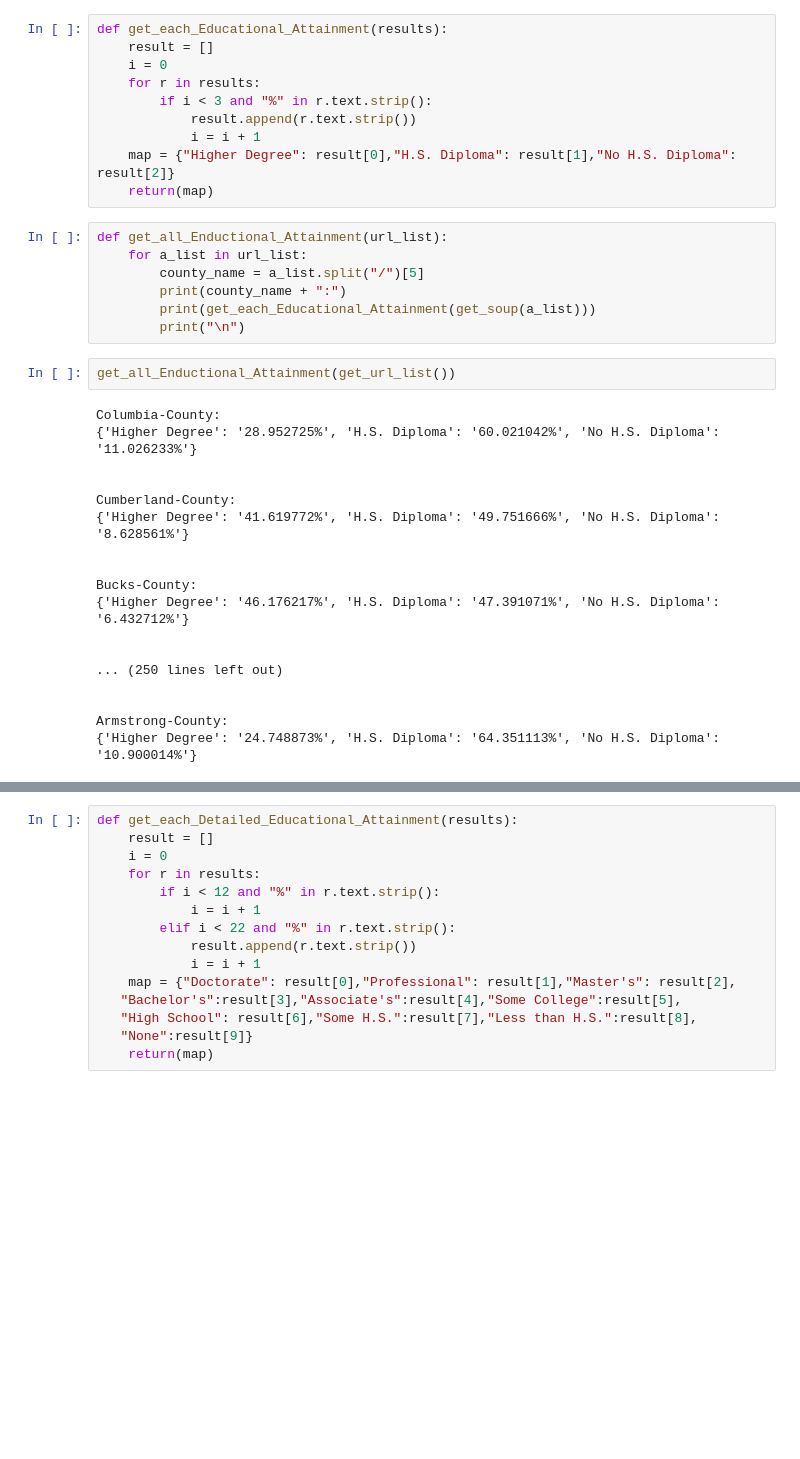
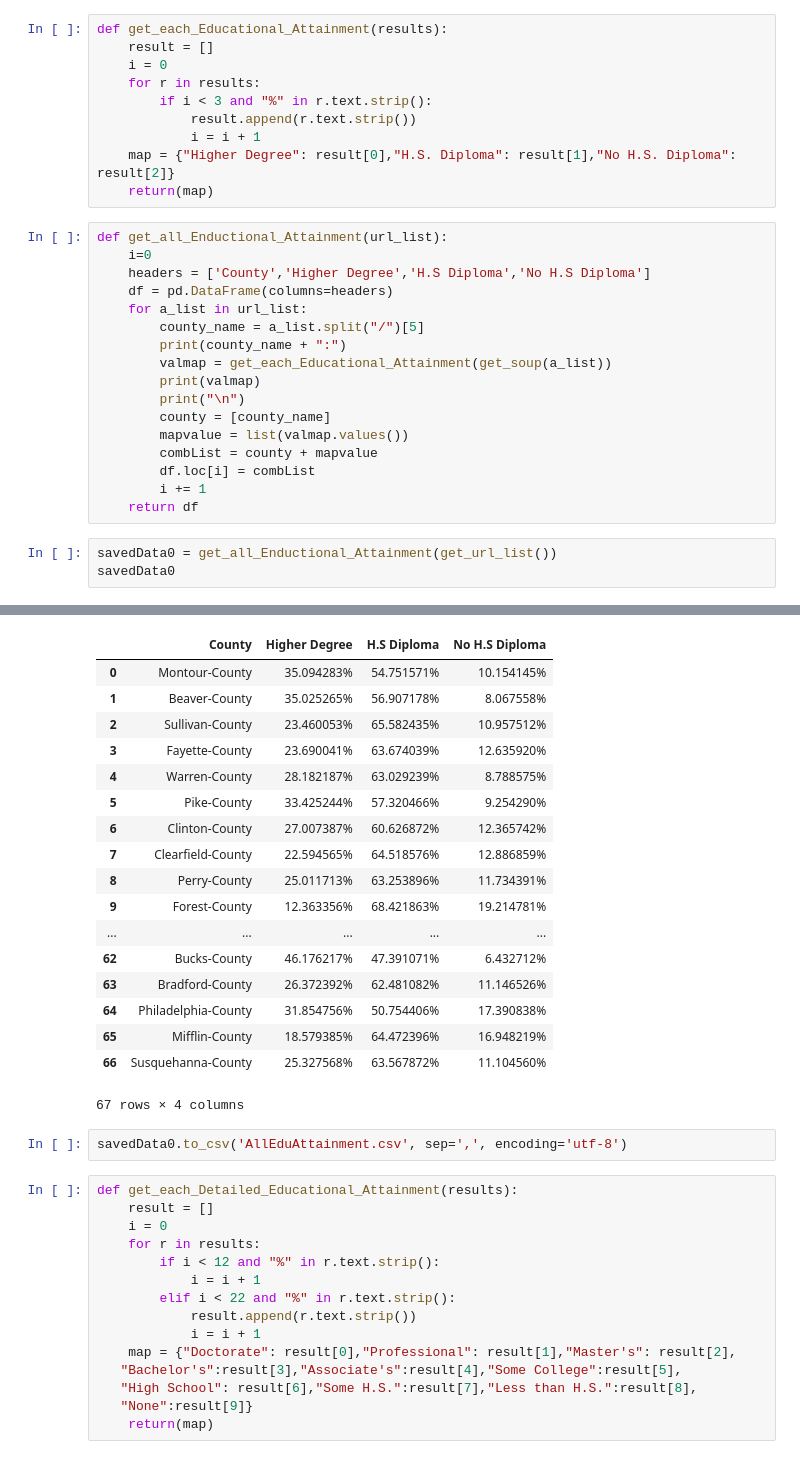
Before and after one commit to RebeccaXXX/DOM-and-Gerry, a Jupyter notebook: Statistical_Atlas_Web_Scraping.ipynb, the cells around one changed output, grey strips where cells are left out. Saved outputs shown, nothing was run; the diff lists cells and outputs as text; blank space fills up the shorter version.

```diff
--- a/Statistical_Atlas_Web_Scraping.ipynb
+++ b/Statistical_Atlas_Web_Scraping.ipynb
@@ -36,28 +38,22 @@ def get_each_Educational_Attainment(results):
     return(map)
 # %%
 def get_all_Enductional_Attainment(url_list):
+    i=0
+    headers = ['County','Higher Degree','H.S Diploma','No H.S Diploma']
+    df = pd.DataFrame(columns=headers)
     for a_list in url_list:
         county_name = a_list.split("/")[5]
         print(county_name + ":")
-        print(get_each_Educational_Attainment(get_soup(a_list)))
+        valmap = get_each_Educational_Attainment(get_soup(a_list))
+        print(valmap)
         print("\n")
+        county = [county_name]
+        mapvalue = list(valmap.values())
+        combList = county + mapvalue
+        df.loc[i] = combList
+        i += 1
+    return df
-# %%
-get_all_Enductional_Attainment(get_url_list())
-# %% [output]
-Columbia-County:
-{'Higher Degree': '28.952725%', 'H.S. Diploma': '60.021042%', 'No H.S. Diploma': '11.026233%'}
-
-
-Cumberland-County:
-{'Higher Degree': '41.619772%', 'H.S. Diploma': '49.751666%', 'No H.S. Diploma': '8.628561%'}
-
-
-Bucks-County:
-{'Higher Degree': '46.176217%', 'H.S. Diploma': '47.391071%', 'No H.S. Diploma': '6.432712%'}
-
-
-... (250 lines left out)
-
-
-Armstrong-County:
-{'Higher Degree': '24.748873%', 'H.S. Diploma': '64.351113%', 'No H.S. Diploma': '10.900014%'}
+# %%
+savedData0 = get_all_Enductional_Attainment(get_url_list())
+savedData0
+# %% [output]
@@ -64,3 +77,23 @@ Armstrong-County:
+|  | County | Higher Degree | H.S Diploma | No H.S Diploma |
+| 0 | Montour-County | 35.094283% | 54.751571% | 10.154145% |
+| 1 | Beaver-County | 35.025265% | 56.907178% | 8.067558% |
+| 2 | Sullivan-County | 23.460053% | 65.582435% | 10.957512% |
+| 3 | Fayette-County | 23.690041% | 63.674039% | 12.635920% |
+| 4 | Warren-County | 28.182187% | 63.029239% | 8.788575% |
+| 5 | Pike-County | 33.425244% | 57.320466% | 9.254290% |
+| 6 | Clinton-County | 27.007387% | 60.626872% | 12.365742% |
+| 7 | Clearfield-County | 22.594565% | 64.518576% | 12.886859% |
+| 8 | Perry-County | 25.011713% | 63.253896% | 11.734391% |
+| 9 | Forest-County | 12.363356% | 68.421863% | 19.214781% |
+| ... | ... | ... | ... | ... |
+| 62 | Bucks-County | 46.176217% | 47.391071% | 6.432712% |
+| 63 | Bradford-County | 26.372392% | 62.481082% | 11.146526% |
+| 64 | Philadelphia-County | 31.854756% | 50.754406% | 17.390838% |
+| 65 | Mifflin-County | 18.579385% | 64.472396% | 16.948219% |
+| 66 | Susquehanna-County | 25.327568% | 63.567872% | 11.104560% |
+67 rows × 4 columns
+# %%
+savedData0.to_csv('AllEduAttainment.csv', sep=',', encoding='utf-8')
 # %%
 def get_each_Detailed_Educational_Attainment(results):
     result = []
```
Also changed, not shown: parts of 21 cells of this notebook.
